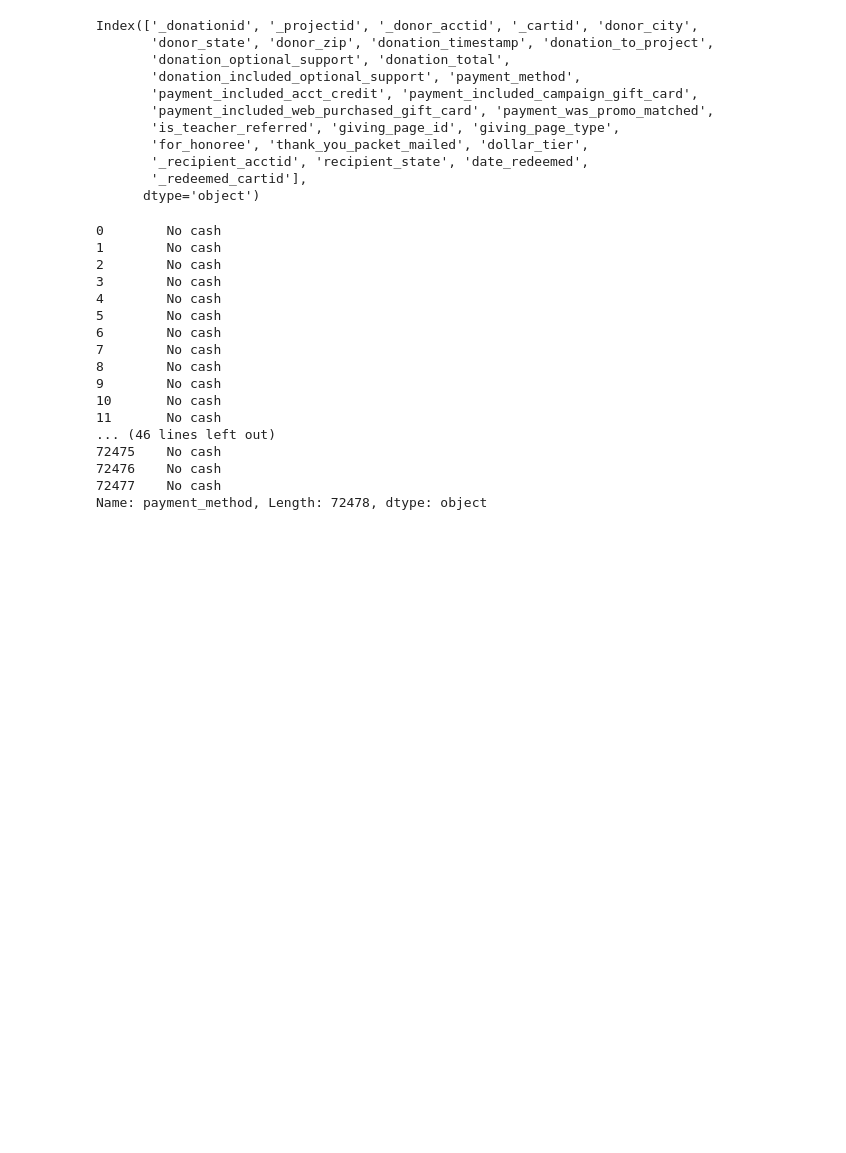
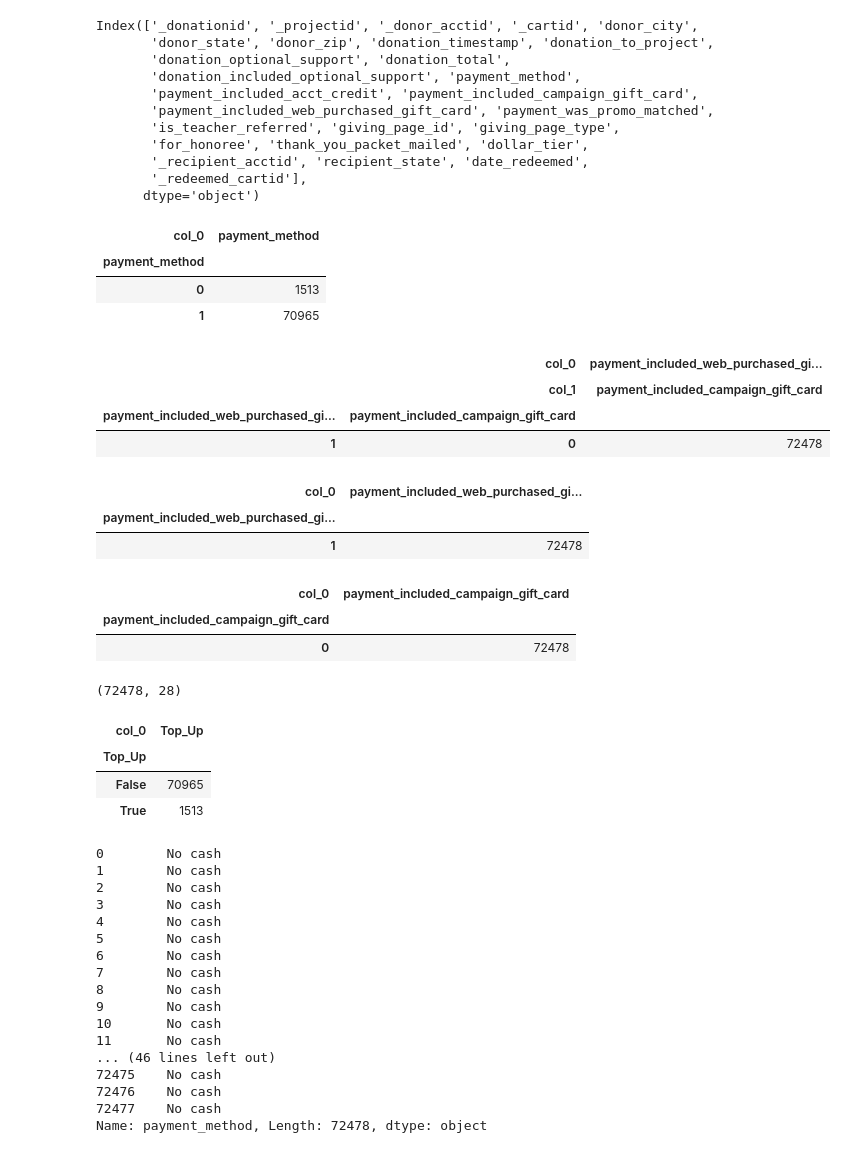
Before and after one commit to Nameetharamachandra/Donors_Project, a Jupyter notebook: data_transformation/Matching_Giftcard_data_with_donation_data.ipynb, the cells around one changed output. Drawn from its saved outputs; the diff is of its cells as text; code cells hidden in the pictures; blank space fills up the shorter version.

```diff
--- a/data_transformation/Matching_Giftcard_data_with_donation_data.ipynb
+++ b/data_transformation/Matching_Giftcard_data_with_donation_data.ipynb
@@ -318,7 +362,7 @@ pd.crosstab([Final_Total_donations_2015.payment_included_web_purchased_gift_card
 | 0 | 1 | 42830 |
 | 1 | 0 | 97601 |
 # %%
-Final_Total_donations_2015.payment_included_campaign_gift_card.replace([1, 0], ['t', 'f'], inplace=True)
+#Final_Total_donations_2015.payment_included_campaign_gift_card.replace([1, 0], ['t', 'f'], inplace=True)
 # %% [output]
 A value is trying to be set on a copy of a slice from a DataFrame
 
@@ -334,5 +378,5 @@ pd.crosstab([Final_Total_donations_2015.payment_included_campaign_gift_card],col
 # %%
-Final_Total_donations_2015.payment_included_web_purchased_gift_card.replace([1, 0], ['t', 'f'], inplace=True)
+#Final_Total_donations_2015.payment_included_web_purchased_gift_card.replace([1, 0], ['t', 'f'], inplace=True)
 # %% [output]
 A value is trying to be set on a copy of a slice from a DataFrame
 
@@ -454,3 +508,30 @@ Index(['_donationid', '_projectid', '_donor_acctid', '_cartid', 'donor_city',
 FinalData.payment_method.replace(['no_cash_received', 'promo_code_match', 'creditcard', 'paypal',
        'amazon', 'double_your_impact_match', 'check', 'almost_home_match'], [1,0, 0, 0,
       0, 0, 0, 0], inplace=True)
+# %%
+pd.crosstab([FinalData.payment_method],columns=['payment_method'])
+# %% [output]
+| col_0 | payment_method |
+| payment_method |  |
+| 0 | 1513 |
+| 1 | 70965 |
+# %%
+pd.crosstab([FinalData.payment_included_web_purchased_gift_card,FinalData.payment_included_campaign_gift_card],
+            columns=['payment_included_web_purchased_gift_card','payment_included_campaign_gift_card'])
+# %% [output]
+|  | col_0 | payment_included_web_purchased_gi... |
+|  | col_1 | payment_included_campaign_gift_card |
+| payment_included_web_purchased_gi... | payment_included_campaign_gift_card |  |
+| 1 | 0 | 72478 |
+# %%
+pd.crosstab([FinalData.payment_included_web_purchased_gift_card],columns=['payment_included_web_purchased_gift_card'])
+# %% [output]
+| col_0 | payment_included_web_purchased_gi... |
+| payment_included_web_purchased_gi... |  |
+| 1 | 72478 |
+# %%
+pd.crosstab([FinalData.payment_included_campaign_gift_card],columns=['payment_included_campaign_gift_card'])
+# %% [output]
+| col_0 | payment_included_campaign_gift_card |
+| payment_included_campaign_gift_card |  |
+| 0 | 72478 |
@@ -457,6 +541,17 @@ FinalData.payment_method.replace(['no_cash_received', 'promo_code_match', 'credi
 # %%
 FinalData["Top_Up"]= ((FinalData.payment_included_campaign_gift_card==1) |
                                                     (FinalData.payment_included_web_purchased_gift_card==1)) & (FinalData.payment_method==0)
+# %%
+FinalData.shape
+# %% [output]
+(72478, 28)
+# %%
+pd.crosstab([FinalData.Top_Up],columns=['Top_Up'])
+# %% [output]
+| col_0 | Top_Up |
+| Top_Up |  |
+| False | 70965 |
+| True | 1513 |
 # %%
 
 FinalData.payment_method.replace([1,0], ["No cash","cash"], inplace=True)
```
Also changed, not shown: parts of 21 cells of this notebook.
